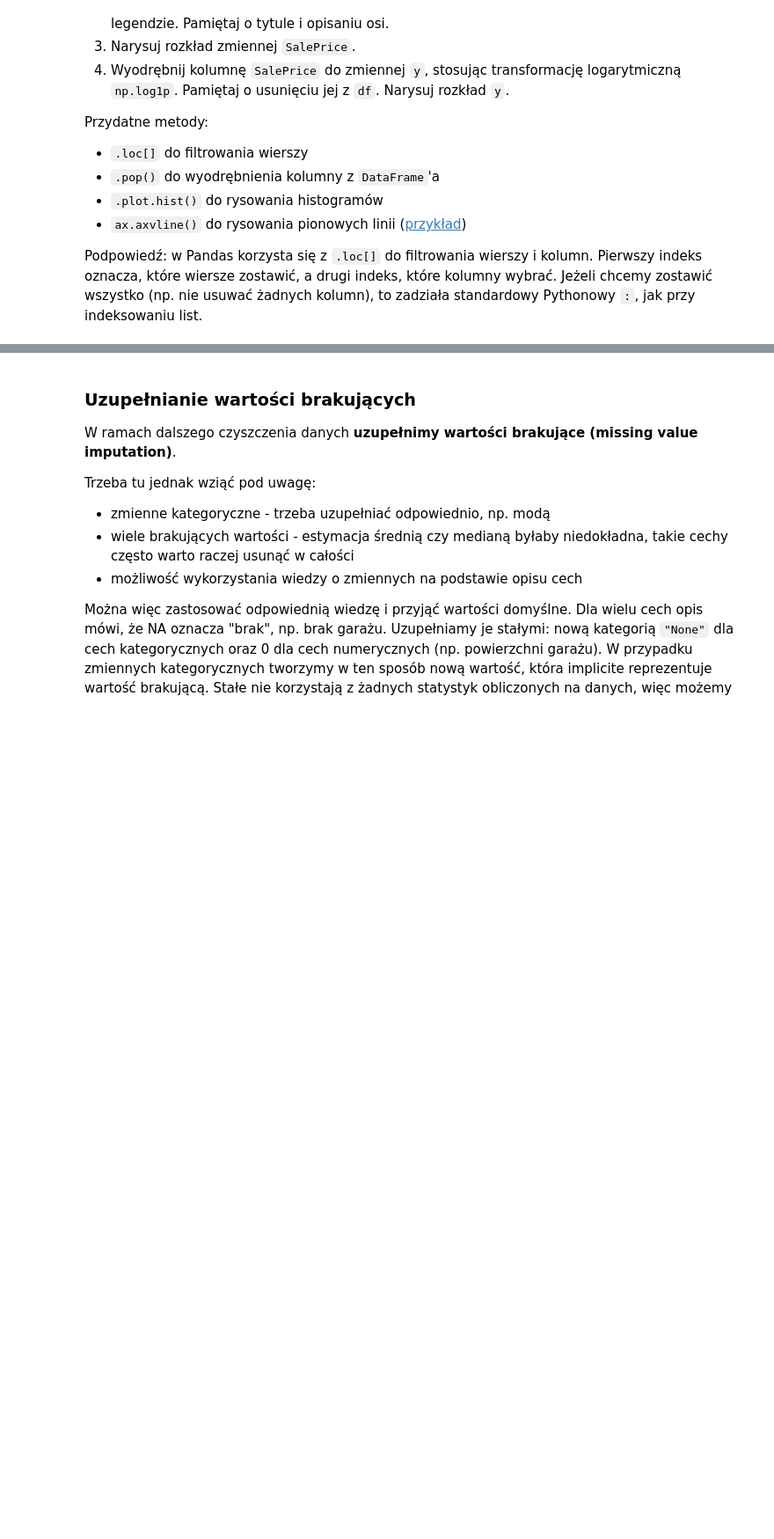
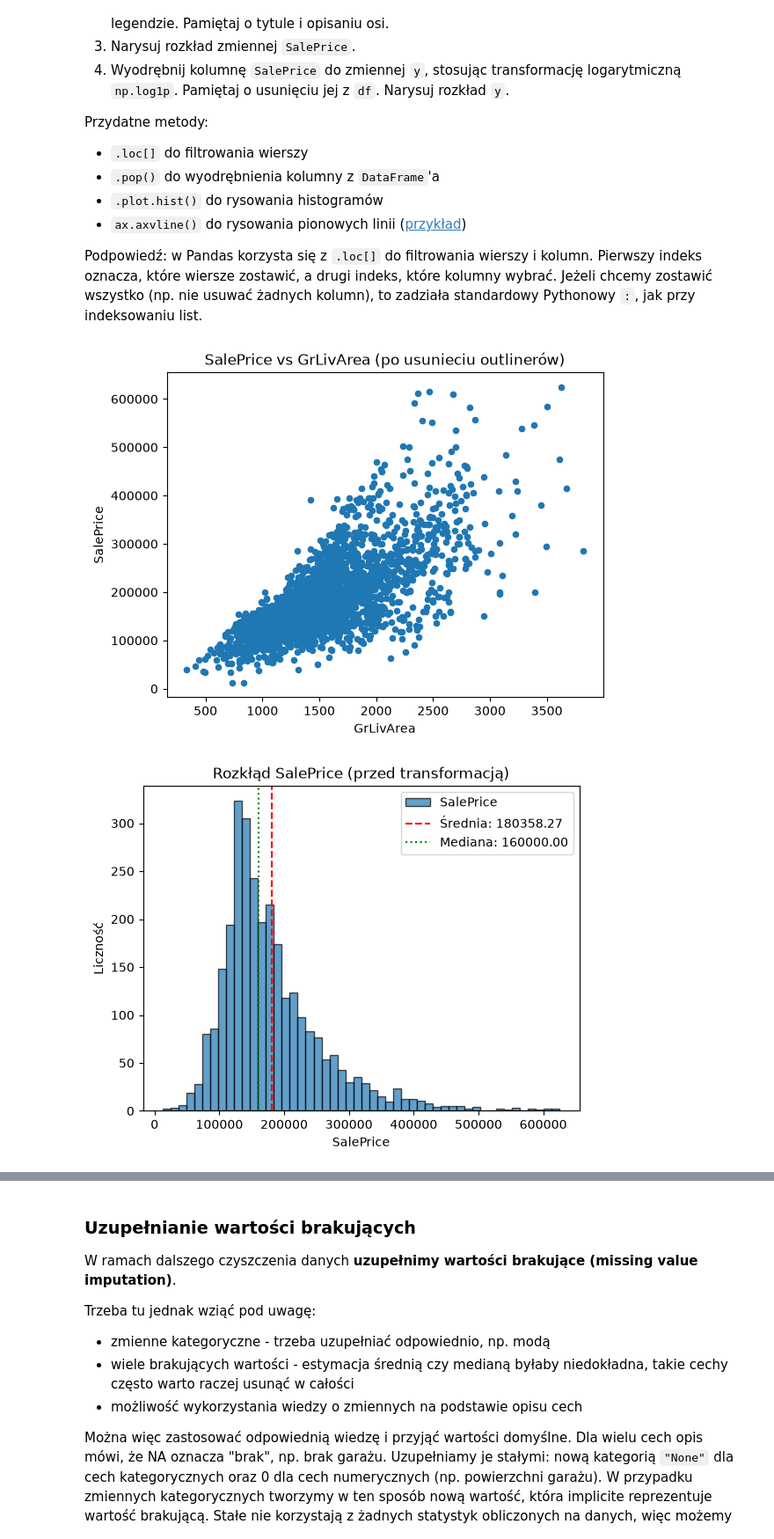
Before and after one commit to kassimma123/fundamentals-of-artificial-intelligence, a Jupyter notebook: lab1/lab_1.ipynb, the cells around one changed output, grey strips where cells are left out. Shown at 88% size. Cells and saved outputs as stored; diff of their text form; code cells hidden in the pictures; blank space fills up the shorter version.

```diff
--- a/lab1/lab_1.ipynb
+++ b/lab1/lab_1.ipynb
@@ -264,0 +265,33 @@ def plot_distribution(values: pd.Series, title: str, bins: int = 50) -> None:
+# %%
+# remove outliers
+# your_code
+df = df.loc[df["GrLivArea"] <= 4000]
+
+df.plot.scatter(x = "GrLivArea", y="SalePrice")
+plt.title("SalePrice vs GrLivArea (po usunieciu outlinerów)")
+plt.show()
+
+
+def plot_distribution(values: pd.Series, title: str, bins: int = 50) -> None:
+    # your_code
+    mean_val = values.mean()
+    median_val = values.median()
+
+    values.plot.hist(bins=bins, edgecolor="black", alpha=0.7)
+    plt.axvline(mean_val, color="red", linestyle="--", label=f"Średnia: {mean_val:.2f}")
+    plt.axvline(median_val, color="green", linestyle=":", label=f"Mediana: {median_val:.2f}")
+    plt.title(title)
+    plt.xlabel(values.name if values.name else "Wartość")
+    plt.ylabel("Liczność")
+    plt.legend()
+    plt.show()
+
+
+# plot distributions and apply log transform
+# your_code
+plot_distribution(df["SalePrice"], "Rozkłąd SalePrice (przed transformacją)")
+y = np.log1p(df.pop("SalePrice"))
+plot_distribution(y, "Rozkład log(1 + SalePrice) (po transformacji)")
+# %% [output]
+[figure, added]
+[figure, added]
```
Also changed, not shown: parts of 14 cells of this notebook.
